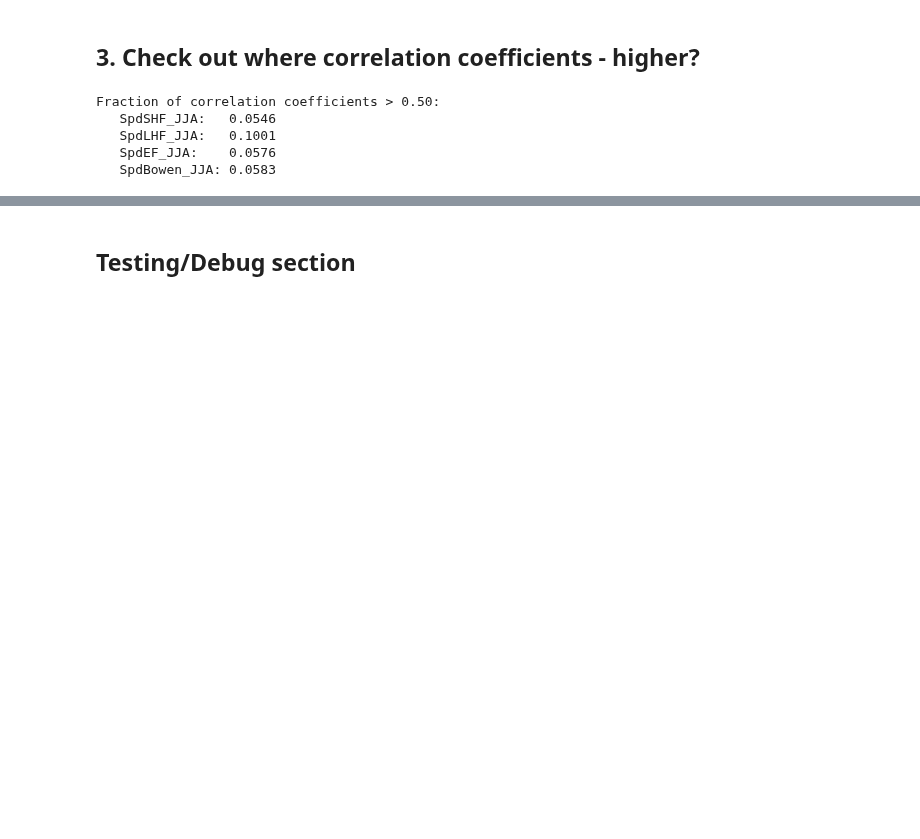
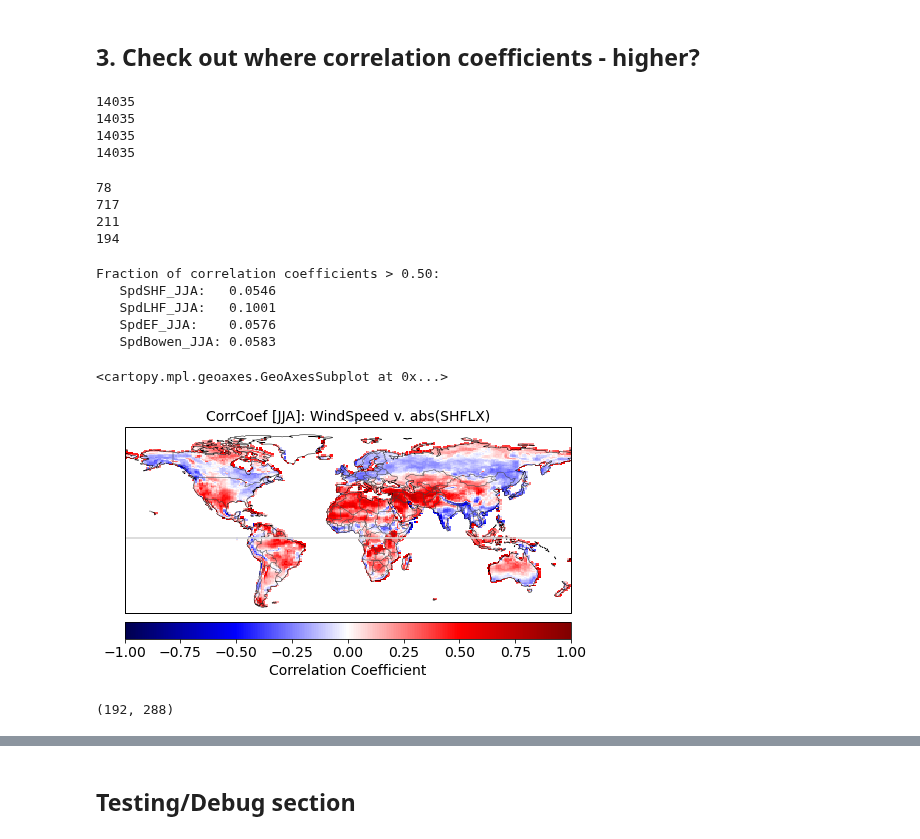
Before and after one commit to megandevlan/CLUBB_statistics, a Jupyter notebook: RegressionSlopes_Daily.ipynb, the cells around one changed output, grey strips where cells are left out. Drawn from its saved outputs; the diff is of its cells as text; code cells hidden in the pictures; blank space fills up the shorter version.

```diff
--- a/RegressionSlopes_Daily.ipynb
+++ b/RegressionSlopes_Daily.ipynb
@@ -209,5 +209,26 @@ print('...Regression between wind speed and EF/Bowen ratio completed...')
 ...Regression between wind speed and EF/Bowen ratio completed...
 # %% [markdown]
 ## 3. Check out where correlation coefficients - higher?
+# %%
+print(len(np.where(np.isfinite(rValue_SpdSHF_JJA)==True)[0]))
+print(len(np.where(np.isfinite(rValue_SpdLHF_JJA)==True)[0]))
+print(len(np.where(np.isfinite(rValue_SpdEF_JJA)==True)[0]))
+print(len(np.where(np.isfinite(rValue_SpdBowen_JJA)==True)[0]))
+# %% [output]
+14035
+14035
+14035
+14035
+# %%
+threshold = 0.7
+print(len(np.where(np.abs(rValue_SpdSHF_JJA)>=threshold)[0]))
+print(len(np.where(np.abs(rValue_SpdLHF_JJA)>=threshold)[0]))
+print(len(np.where(np.abs(rValue_SpdEF_JJA)>=threshold)[0]))
+print(len(np.where(np.abs(rValue_SpdBowen_JJA)>=threshold)[0]))
+# %% [output]
+78
+717
+211
+194
 # %%
 # Define threshold for cutting off values of slopes as 'significant'
@@ -248,0 +325,10 @@ Fraction of correlation coefficients > 0.50:
+# %%
+# ------ Map of correlation coefficients: wind speed vs. SHF  -----
+mapCorrCoef(rValue_SpdSHF_JJA, lat, lon, 1.0, 'WindSpeed v. abs(SHFLX)')
+# %% [output]
+<cartopy.mpl.geoaxes.GeoAxesSubplot at 0x...>
+[figure, added]
+# %%
+np.shape(rValue_SpdSHF_JJA)
+# %% [output]
+(192, 288)
```
Also changed, not shown: parts of 3 cells of this notebook, 1 other file.
